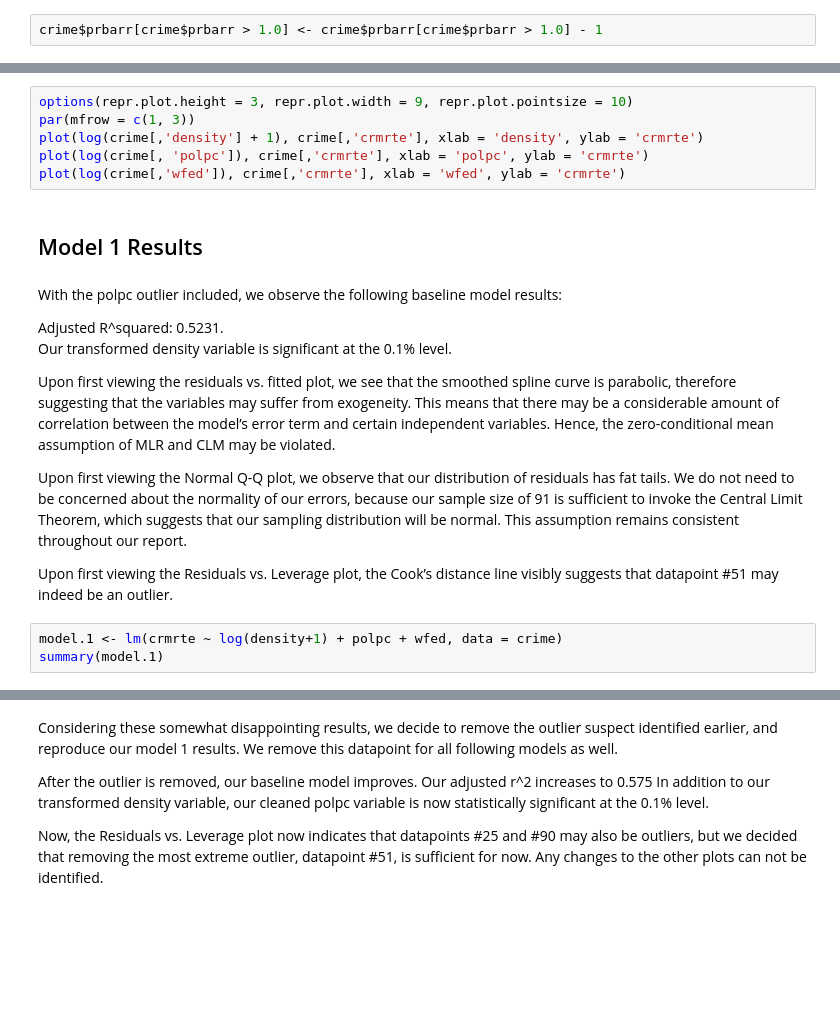
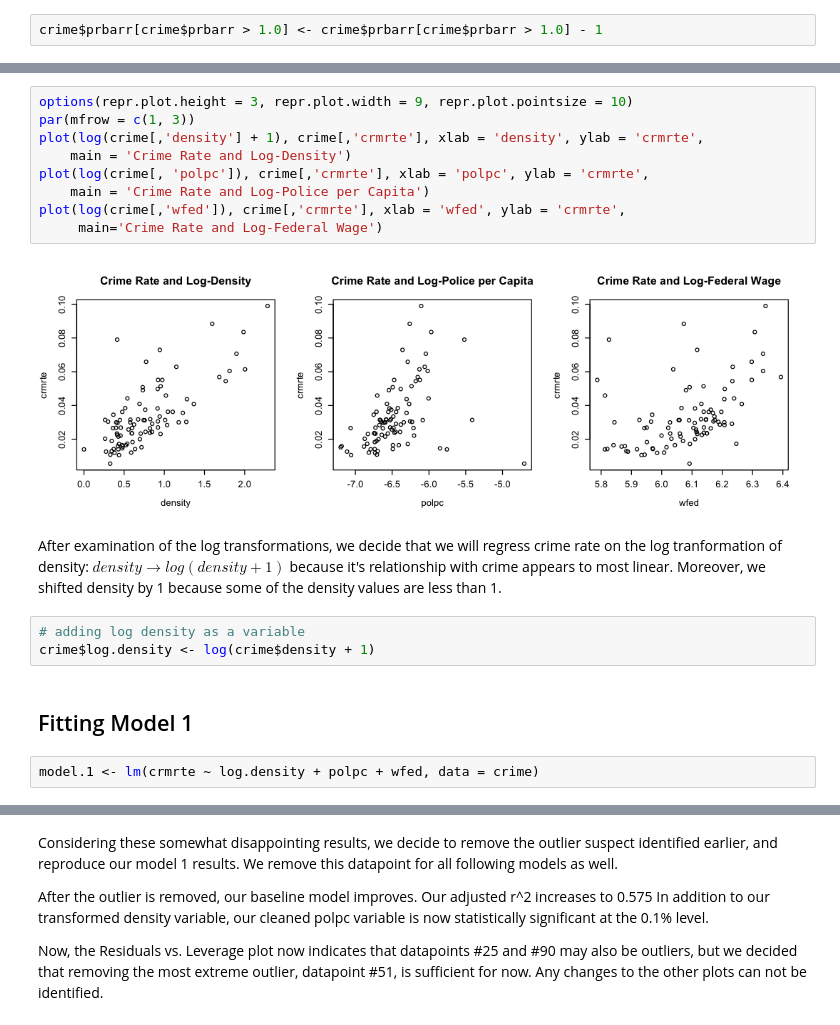
Before and after one commit to JBPelzner/w203-Lab-3, a Jupyter notebook: lab_3_report_v1.ipynb, the cells around one changed output, grey strips where cells are left out. Cells and saved outputs as stored; diff of their text form; blank space fills up the shorter version.

```diff
--- a/lab_3_report_v1.ipynb
+++ b/lab_3_report_v1.ipynb
@@ -187,22 +221,20 @@ plot(log(crime[,'wfed']), log(crime[,'crmrte']), xlab = 'wfed', ylab = 'crmrte')
 # %%
 options(repr.plot.height = 3, repr.plot.width = 9, repr.plot.pointsize = 10)
 par(mfrow = c(1, 3))
-plot(log(crime[,'density'] + 1), crime[,'crmrte'], xlab = 'density', ylab = 'crmrte')
-plot(log(crime[, 'polpc']), crime[,'crmrte'], xlab = 'polpc', ylab = 'crmrte')
-plot(log(crime[,'wfed']), crime[,'crmrte'], xlab = 'wfed', ylab = 'crmrte')
+plot(log(crime[,'density'] + 1), crime[,'crmrte'], xlab = 'density', ylab = 'crmrte',
+    main = 'Crime Rate and Log-Density')
+plot(log(crime[, 'polpc']), crime[,'crmrte'], xlab = 'polpc', ylab = 'crmrte',
+    main = 'Crime Rate and Log-Police per Capita')
+plot(log(crime[,'wfed']), crime[,'crmrte'], xlab = 'wfed', ylab = 'crmrte',
+     main='Crime Rate and Log-Federal Wage')
+# %% [output]
+[figure, added]
+# %% [markdown]
+After examination of the log transformations, we decide that we will regress crime rate on the log tranformation of density: $density \to log(density + 1)$ because it's relationship with crime appears to most linear. Moreover, we shifted density by 1 because some of the density values are less than 1.
+# %%
+# adding log density as a variable
+crime$log.density <- log(crime$density + 1)
 # %% [markdown]
-## Model 1 Results
+## Fitting Model 1
-# %% [markdown]
-With the polpc outlier included, we observe the following baseline model results:
-
-Adjusted R^squared: 0.5231. <br>
-Our transformed density variable is significant at the 0.1% level.
-
-Upon first viewing the residuals vs. fitted plot, we see that the smoothed spline curve is parabolic, therefore suggesting that the variables may suffer from exogeneity. This means that there may be a considerable amount of correlation between the model’s error term and certain independent variables. Hence, the zero-conditional mean assumption of MLR and CLM may be violated.
-
-Upon first viewing the Normal Q-Q plot, we observe that our distribution of residuals has fat tails. We do not need to be concerned about the normality of our errors, because our sample size of 91 is sufficient to invoke the Central Limit Theorem, which suggests that our sampling distribution will be normal. This assumption remains consistent throughout our report.
-
-Upon first viewing the Residuals vs. Leverage plot, the Cook’s distance line visibly suggests that datapoint #51 may indeed be an outlier.
 # %%
-model.1 <- lm(crmrte ~ log(density+1) + polpc + wfed, data = crime)
-summary(model.1)
+model.1 <- lm(crmrte ~ log.density + polpc + wfed, data = crime)
```
Also changed, not shown: parts of 22 cells of this notebook.
